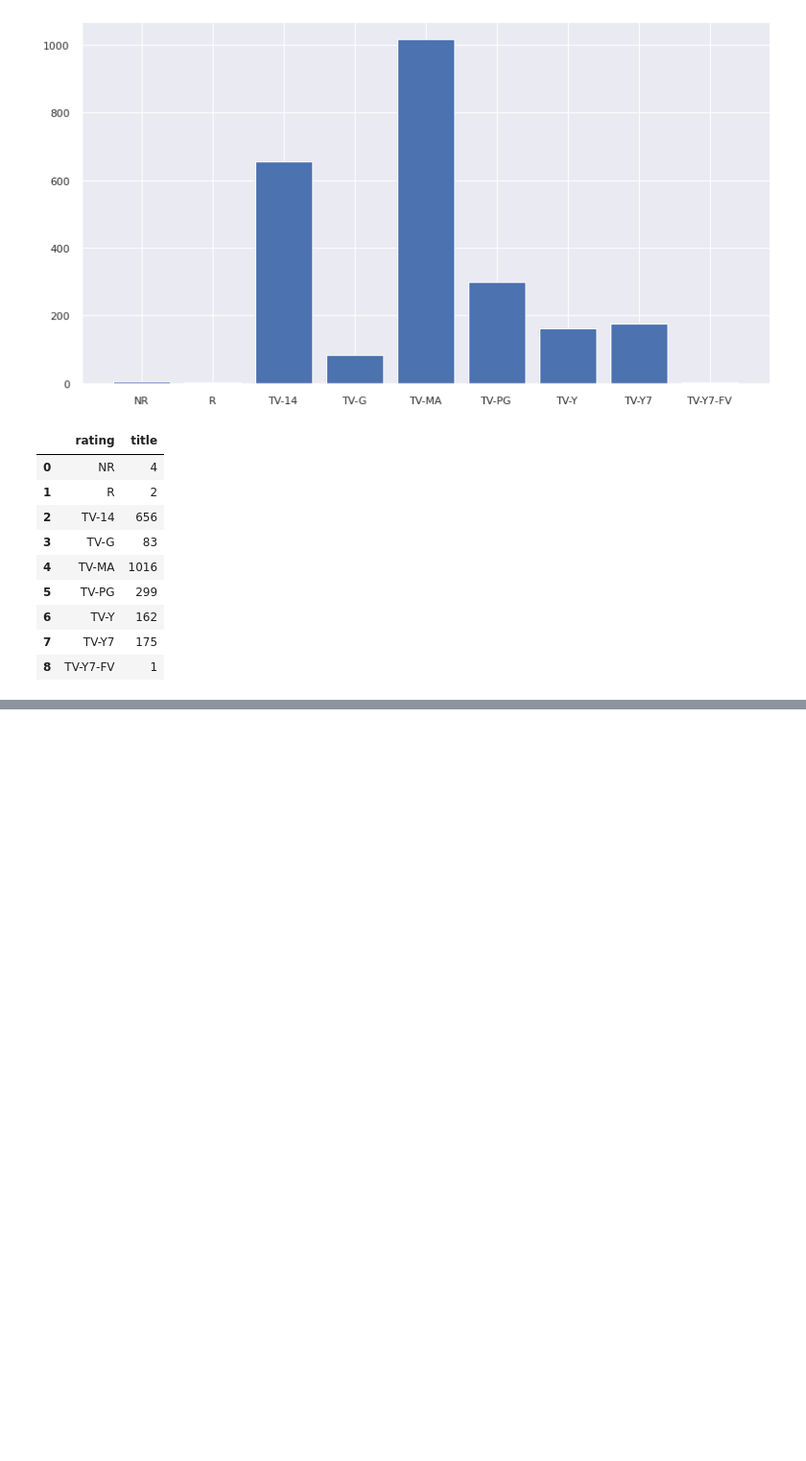
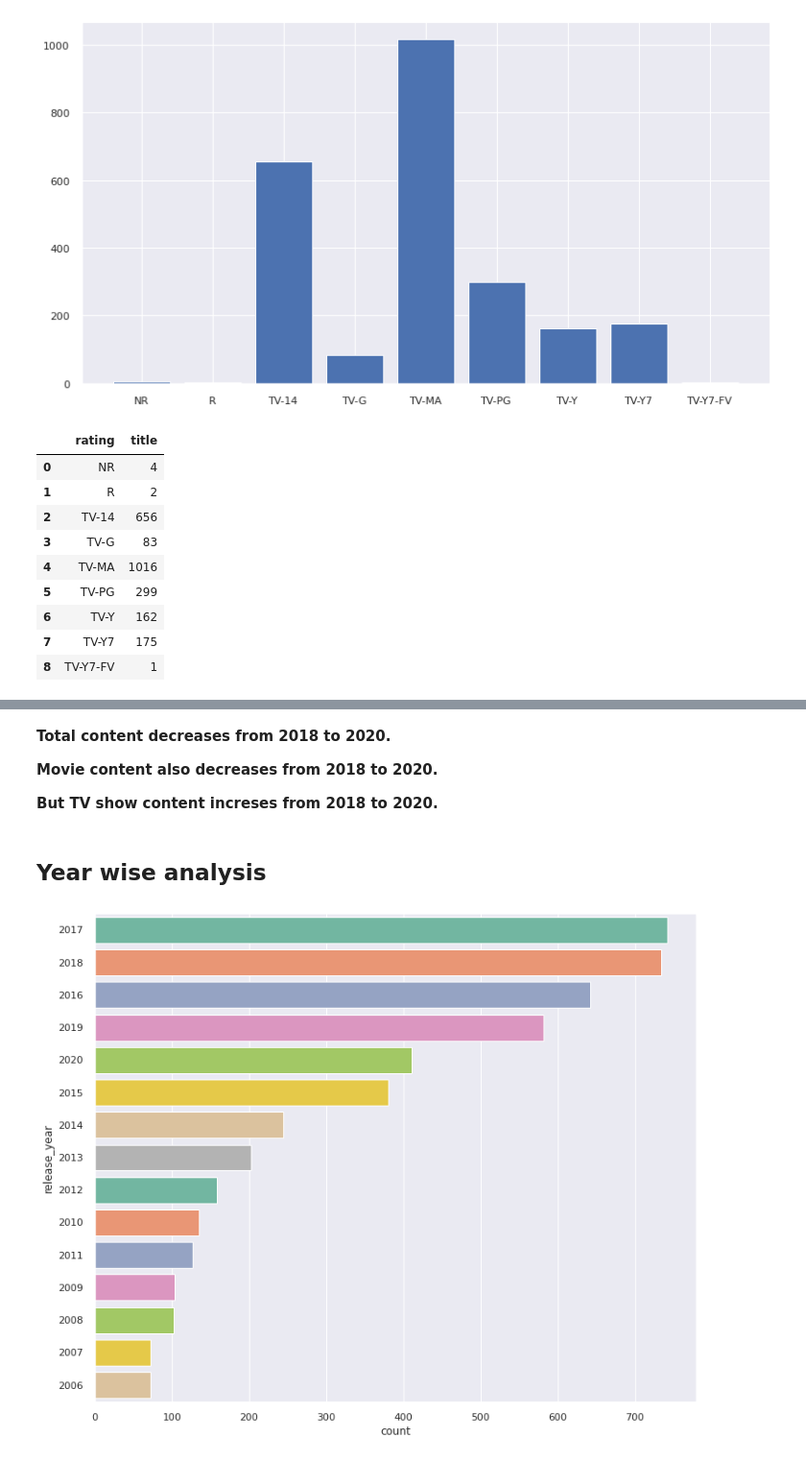
Before and after one commit to Bhushan271098/NETFLIX-MOVIES-AND-TV-SHOWS-CLUSTERING, a Jupyter notebook: Copy_of_NETFLIX_MOVIES_AND_TV_SHOWS_CLUSTERING.ipynb, the cells around one changed output, grey strips where cells are left out. Shown: that part at 96% size. Drawn from its saved outputs; the diff is of its cells as text; code cells hidden in the pictures; blank space fills up the shorter version.

```diff
--- a/Copy_of_NETFLIX_MOVIES_AND_TV_SHOWS_CLUSTERING.ipynb
+++ b/Copy_of_NETFLIX_MOVIES_AND_TV_SHOWS_CLUSTERING.ipynb
@@ -369,0 +389,15 @@ count_shows
+# %% [markdown]
+**Total content decreases from 2018 to 2020.**
+
+**Movie content also decreases from 2018 to 2020.**
+
+**But TV show content increses from 2018 to 2020.**
+# %% [markdown]
+## **Year wise analysis**
+# %%
+# countplot of release year of netflix movie
+plt.figure(figsize=(12,10))
+sns.set(style="darkgrid")
+ax = sns.countplot(y="release_year", data=netflix_movies, palette="Set2", order=netflix_movies['release_year'].value_counts().index[0:15])
+# %% [output]
+[figure, added]
```
Also changed, not shown: parts of 27 cells of this notebook.
